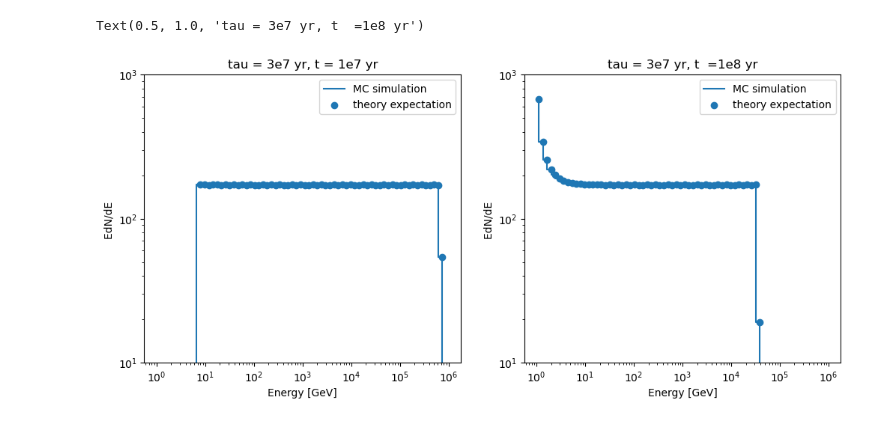
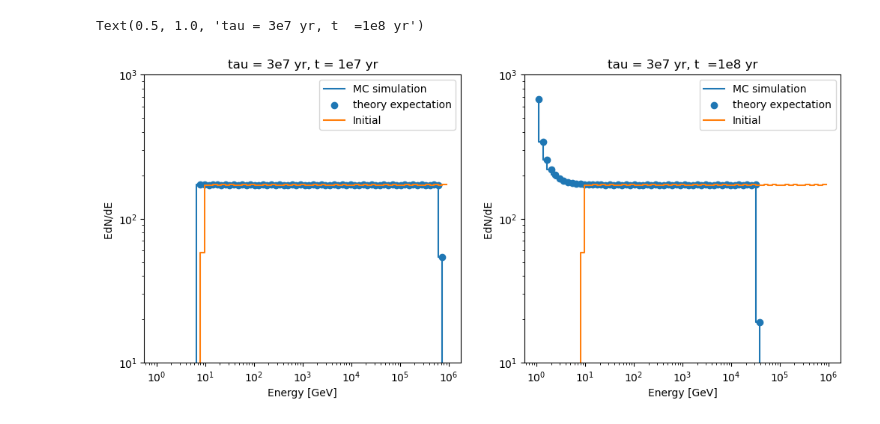
Before and after one commit to Chao-Ming-Li/CR_transport, a Jupyter notebook: Monte_Carlo/output/adiabatic_loss_analysis.ipynb, the cells around one changed output. Cells and saved outputs as stored; diff of their text form; code cells hidden in the pictures.

```diff
--- a/Monte_Carlo/output/adiabatic_loss_analysis.ipynb
+++ b/Monte_Carlo/output/adiabatic_loss_analysis.ipynb
@@ -29,6 +29,7 @@ data_E_t1e8 = data_t1e8[:,3]
 E_start = np.logspace(1,6,10000)
 p_start = (E_start**2 - m_p**2)**0.5
 tau = 3e7 # adiabatic loss timescale
+
 
 p_t1e8 = p_start*np.exp(-1e8 / tau)
 E_t1e8 = np.sqrt(p_t1e8**2 + m_p**2)
@@ -36,32 +37,35 @@ p_t1e7 = p_start*np.exp(-1e7 / tau)
 E_t1e7 = np.sqrt(p_t1e7**2 + m_p**2)
 bins = np.logspace(0,6,71)
 
 data_EdNdE_t1e7 = np.histogram(data_E_t1e7, bins = bins)[0]
 data_EdNdE_t1e8 = np.histogram(data_E_t1e8, bins = bins)[0]
 
+theory_start = np.histogram(E_start, bins = bins)[0]
 theory_t1e7 = np.histogram(E_t1e7, bins = bins)[0]
 theory_t1e8 = np.histogram(E_t1e8, bins = bins)[0]
 
 x = (bins[1:] + bins[:-1])/2
 # x = (x**2 - m_p**2)**0.5
 fig, axes = plt.subplots(1,2, figsize=(12,5))
 
 axes[0].step(x, data_EdNdE_t1e7, label = "MC simulation")
 axes[0].scatter(x, theory_t1e7, label = "theory expectation")
+axes[0].step(x, theory_start, label = "Initial")
 axes[1].step(x, data_EdNdE_t1e8, label = "MC simulation")
 axes[1].scatter(x, theory_t1e8, label = "theory expectation")
+axes[1].step(x, theory_start, label = "Initial")
 
 for i in range(2):
     axes[i].set_xscale("log")
     axes[i].set_yscale("log")
     axes[i].legend()
     axes[i].set_xlabel("Energy [GeV]")
     axes[i].set_ylabel("EdN/dE ")
 axes[0].set_ylim(1e1,1e3)
 axes[1].set_ylim(1e1,1e3)
 axes[0].set_title(f"tau = 3e7 yr, t = 1e7 yr")
 axes[1].set_title(f"tau = 3e7 yr, t  =1e8 yr")
 # %% [output]
 Text(0.5, 1.0, 'tau = 3e7 yr, t  =1e8 yr')
-[figure, old version]
+[figure, new version]
 # %%
```
Also changed, not shown: parts of 1 cell of this notebook, 17 other files.
